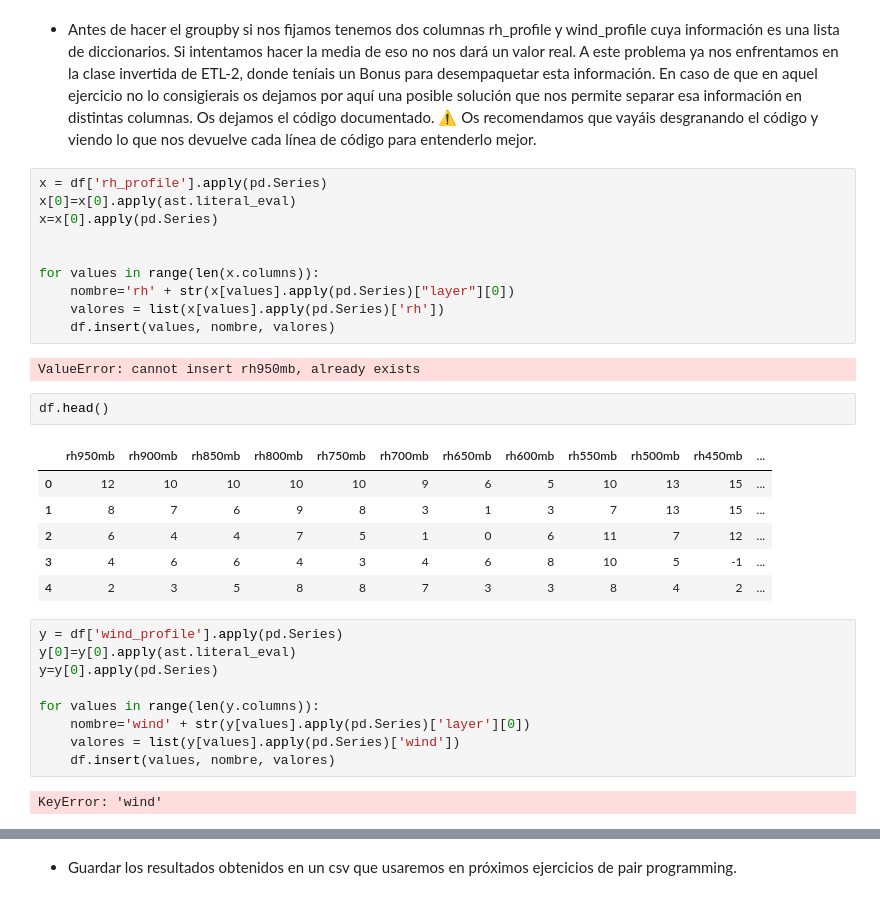
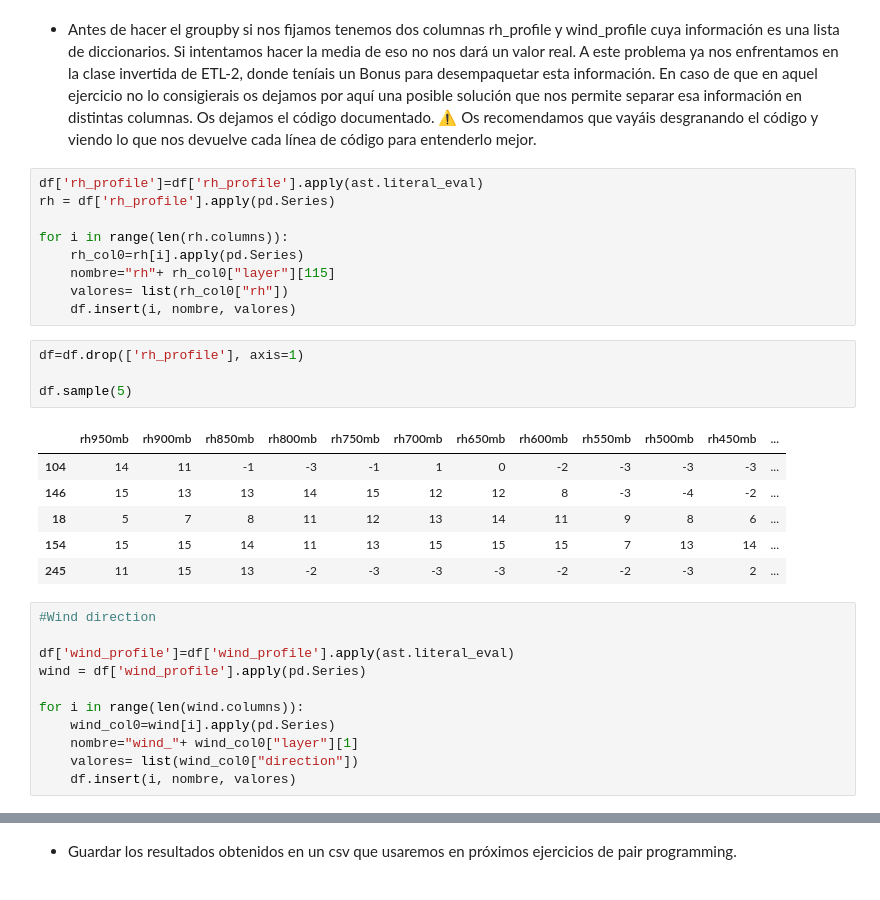
Before and after one commit to Adalab/DA-promo-b-modulo-2-sprint-2-Yadi-Vero, a Jupyter notebook: ETL/II-pair-programming-etl-2.ipynb, the cells around one changed output, grey strips where cells are left out. Saved outputs shown, nothing was run; the diff lists cells and outputs as text.

```diff
--- a/ETL/II-pair-programming-etl-2.ipynb
+++ b/ETL/II-pair-programming-etl-2.ipynb
@@ -54,35 +75,34 @@ df.sample(2)
 #el groupby es por pais
 # %% [markdown]
 - Antes de hacer el groupby si nos fijamos tenemos dos columnas rh_profile y wind_profile cuya información es una lista de diccionarios. Si intentamos hacer la media de eso no nos dará un valor real. A este problema ya nos enfrentamos en la clase invertida de ETL-2, donde teníais un Bonus para desempaquetar esta información. En caso de que en aquel ejercicio no lo consigierais os dejamos por aquí una posible solución que nos permite separar esa información en distintas columnas. Os dejamos el código documentado. ⚠️ Os recomendamos que vayáis desgranando el código y viendo lo que nos devuelve cada línea de código para entenderlo mejor.
+# %%
+df['rh_profile']=df['rh_profile'].apply(ast.literal_eval)
+rh = df['rh_profile'].apply(pd.Series)
+
+for i in range(len(rh.columns)):
+    rh_col0=rh[i].apply(pd.Series)
+    nombre="rh"+ rh_col0["layer"][115]
+    valores= list(rh_col0["rh"])
+    df.insert(i, nombre, valores)
+# %%
+df=df.drop(['rh_profile'], axis=1)
+
+df.sample(5)
+# %% [output]
+|  | rh950mb | rh900mb | rh850mb | rh800mb | rh750mb | rh700mb | rh650mb | rh600mb | rh550mb | rh500mb | rh450mb | ... |
+| 104 | 14 | 11 | -1 | -3 | -1 | 1 | 0 | -2 | -3 | -3 | -3 | ... |
+| 146 | 15 | 13 | 13 | 14 | 15 | 12 | 12 | 8 | -3 | -4 | -2 | ... |
+| 18 | 5 | 7 | 8 | 11 | 12 | 13 | 14 | 11 | 9 | 8 | 6 | ... |
+| 154 | 15 | 15 | 14 | 11 | 13 | 15 | 15 | 15 | 7 | 13 | 14 | ... |
+| 245 | 11 | 15 | 13 | -2 | -3 | -3 | -3 | -2 | -2 | -3 | 2 | ... |
 # %%
-x = df['rh_profile'].apply(pd.Series)
-x[0]=x[0].apply(ast.literal_eval)
-x=x[0].apply(pd.Series)
+#Wind direction
 
+df['wind_profile']=df['wind_profile'].apply(ast.literal_eval)
+wind = df['wind_profile'].apply(pd.Series)
 
-for values in range(len(x.columns)):
-    nombre='rh' + str(x[values].apply(pd.Series)["layer"][0])
-    valores = list(x[values].apply(pd.Series)['rh'])
-    df.insert(values, nombre, valores)
+for i in range(len(wind.columns)):
+    wind_col0=wind[i].apply(pd.Series)
+    nombre="wind_"+ wind_col0["layer"][1]
+    valores= list(wind_col0["direction"])
+    df.insert(i, nombre, valores)
-# %% [output]
-ValueError: cannot insert rh950mb, already exists
-# %%
-df.head()
-# %% [output]
-|  | rh950mb | rh900mb | rh850mb | rh800mb | rh750mb | rh700mb | rh650mb | rh600mb | rh550mb | rh500mb | rh450mb | ... |
-| 0 | 12 | 10 | 10 | 10 | 10 | 9 | 6 | 5 | 10 | 13 | 15 | ... |
-| 1 | 8 | 7 | 6 | 9 | 8 | 3 | 1 | 3 | 7 | 13 | 15 | ... |
-| 2 | 6 | 4 | 4 | 7 | 5 | 1 | 0 | 6 | 11 | 7 | 12 | ... |
-| 3 | 4 | 6 | 6 | 4 | 3 | 4 | 6 | 8 | 10 | 5 | -1 | ... |
-| 4 | 2 | 3 | 5 | 8 | 8 | 7 | 3 | 3 | 8 | 4 | 2 | ... |
-# %%
-y = df['wind_profile'].apply(pd.Series)
-y[0]=y[0].apply(ast.literal_eval)
-y=y[0].apply(pd.Series)
-
-for values in range(len(y.columns)):
-    nombre='wind' + str(y[values].apply(pd.Series)['layer'][0])
-    valores = list(y[values].apply(pd.Series)['wind'])
-    df.insert(values, nombre, valores)
-# %% [output]
-KeyError: 'wind'
```
Also changed, not shown: parts of 13 cells of this notebook, 1 other file.
